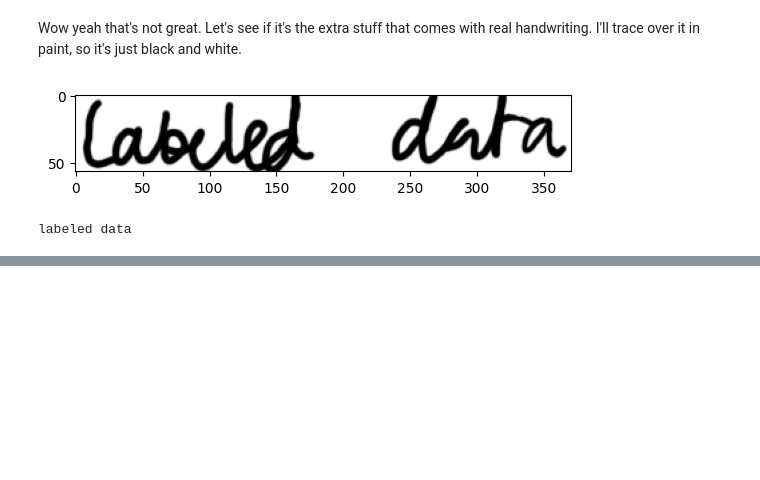
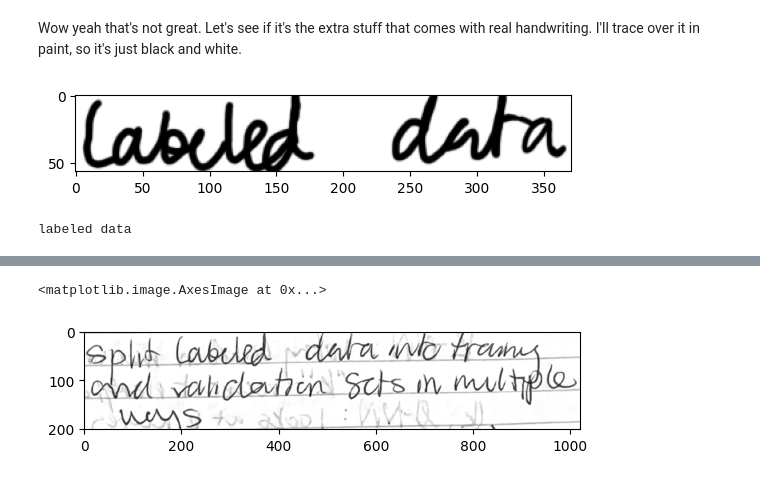
Before and after one commit to gjburke/note-transfer, a Jupyter notebook: development/text_detection.ipynb, the cells around one changed output, grey strips where cells are left out. Cells and saved outputs as stored; diff of their text form; code cells hidden in the pictures; blank space fills up the shorter version.

Commit message:
Figured out text image filtering, standardization

```diff
--- a/development/text_detection.ipynb
+++ b/development/text_detection.ipynb
@@ -79,0 +93,4 @@ Okay that's good to see. SEe I'll definitely need to look into standardizing the
+# %%
+# Load test image
+image = cv2.imread(r'images\real-handwriting-large.png')
+show_cv2_img(image)
@@ -79,0 +99,7 @@ Okay that's good to see. SEe I'll definitely need to look into standardizing the
+# %%
+# Convert to grayscale
+gray = cv2.cvtColor(image, cv2.COLOR_BGR2GRAY)
+plt.imshow(gray, cmap='gray')
+# %% [output]
+<matplotlib.image.AxesImage at 0x...>
+[figure, added]
```
Also changed, not shown: parts of 28 cells of this notebook.
